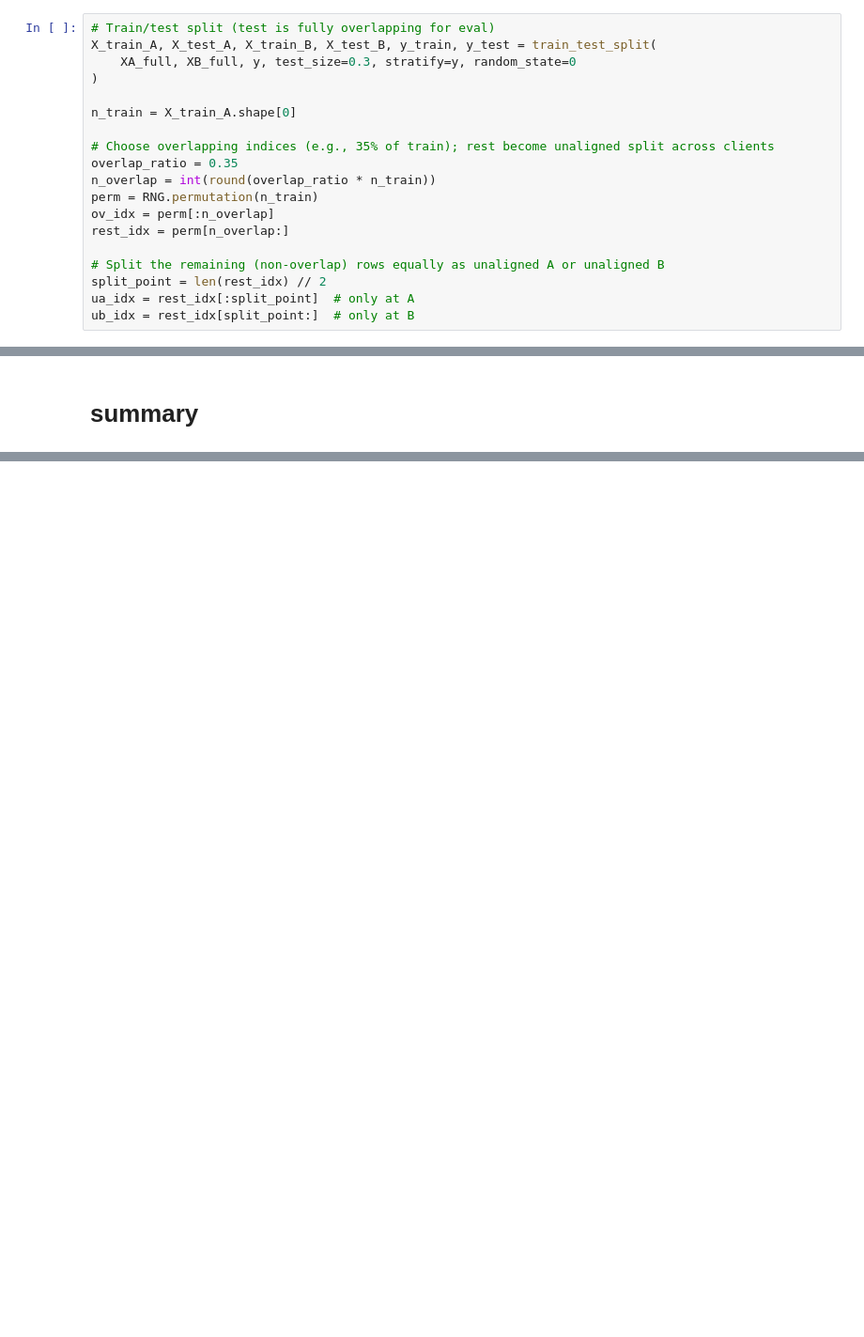
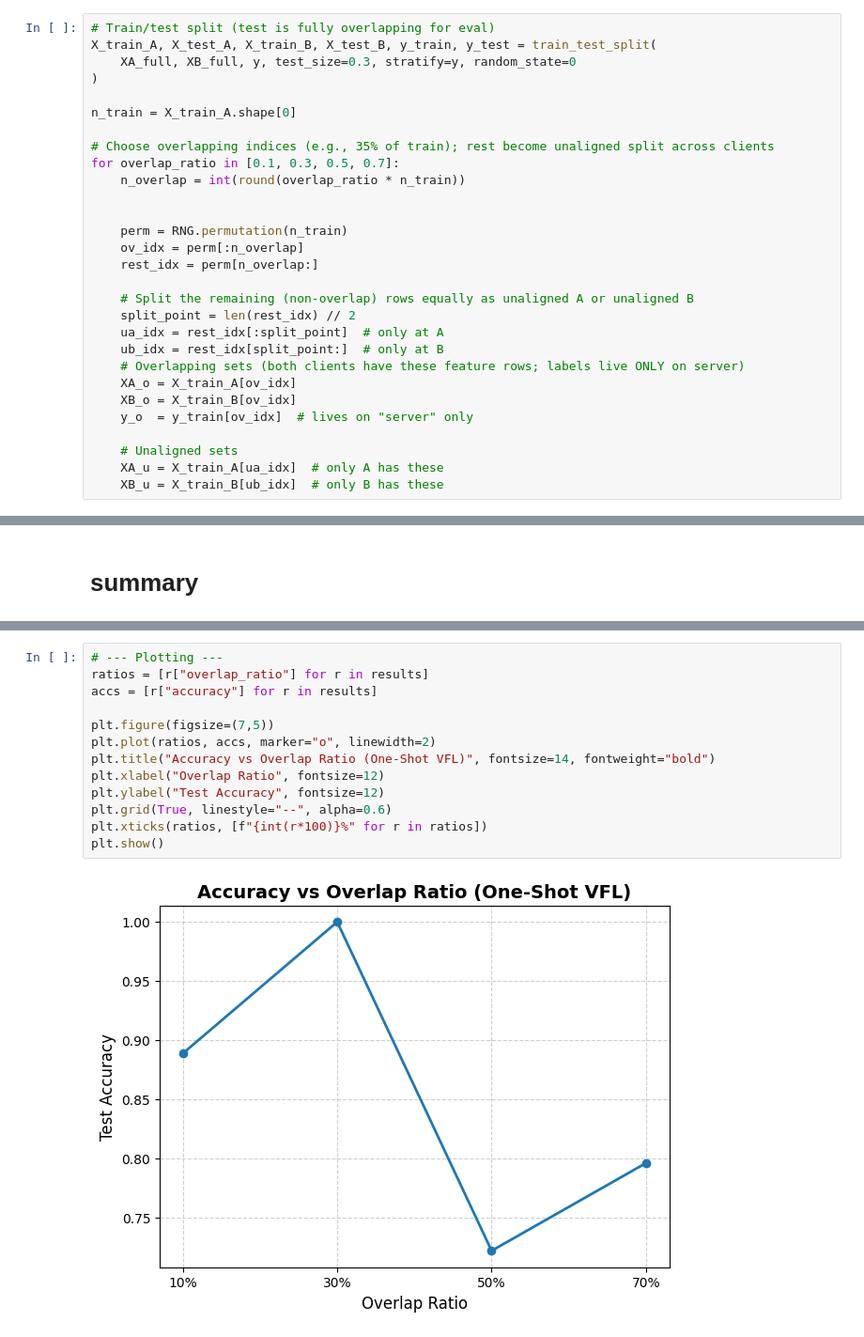
Before and after one commit to diliprc96/one-shot-vertical-federated-learning, a Jupyter notebook: one_shot_VFL.ipynb, the cells around one changed output, grey strips where cells are left out. Shown: that part at 94% size. Drawn from its saved outputs; the diff is of its cells as text; blank space fills up the shorter version.

Commit message:
added exp for different overlap ratios

```diff
--- a/one_shot_VFL.ipynb
+++ b/one_shot_VFL.ipynb
@@ -71,13 +76,23 @@ X_train_A, X_test_A, X_train_B, X_test_B, y_train, y_test = train_test_split(
 n_train = X_train_A.shape[0]
 
 # Choose overlapping indices (e.g., 35% of train); rest become unaligned split across clients
-overlap_ratio = 0.35
-n_overlap = int(round(overlap_ratio * n_train))
-perm = RNG.permutation(n_train)
-ov_idx = perm[:n_overlap]
-rest_idx = perm[n_overlap:]
+for overlap_ratio in [0.1, 0.3, 0.5, 0.7]:
+    n_overlap = int(round(overlap_ratio * n_train))
 
-# Split the remaining (non-overlap) rows equally as unaligned A or unaligned B
-split_point = len(rest_idx) // 2
-ua_idx = rest_idx[:split_point]  # only at A
-ub_idx = rest_idx[split_point:]  # only at B
+
+    perm = RNG.permutation(n_train)
+    ov_idx = perm[:n_overlap]
+    rest_idx = perm[n_overlap:]
+
+    # Split the remaining (non-overlap) rows equally as unaligned A or unaligned B
+    split_point = len(rest_idx) // 2
+    ua_idx = rest_idx[:split_point]  # only at A
+    ub_idx = rest_idx[split_point:]  # only at B
+    # Overlapping sets (both clients have these feature rows; labels live ONLY on server)
+    XA_o = X_train_A[ov_idx]
+    XB_o = X_train_B[ov_idx]
+    y_o  = y_train[ov_idx]  # lives on "server" only
+
+    # Unaligned sets
+    XA_u = X_train_A[ua_idx]  # only A has these
+    XB_u = X_train_B[ub_idx]  # only B has these
@@ -259,0 +392,15 @@ weighted avg     0.7976    0.7963    0.7958        54
+# %%
+# --- Plotting ---
+ratios = [r["overlap_ratio"] for r in results]
+accs = [r["accuracy"] for r in results]
+
+plt.figure(figsize=(7,5))
+plt.plot(ratios, accs, marker="o", linewidth=2)
+plt.title("Accuracy vs Overlap Ratio (One-Shot VFL)", fontsize=14, fontweight="bold")
+plt.xlabel("Overlap Ratio", fontsize=12)
+plt.ylabel("Test Accuracy", fontsize=12)
+plt.grid(True, linestyle="--", alpha=0.6)
+plt.xticks(ratios, [f"{int(r*100)}%" for r in ratios])
+plt.show()
+# %% [output]
+[figure, added]
```
Also changed, not shown: parts of 6 cells of this notebook, 2 other files.
